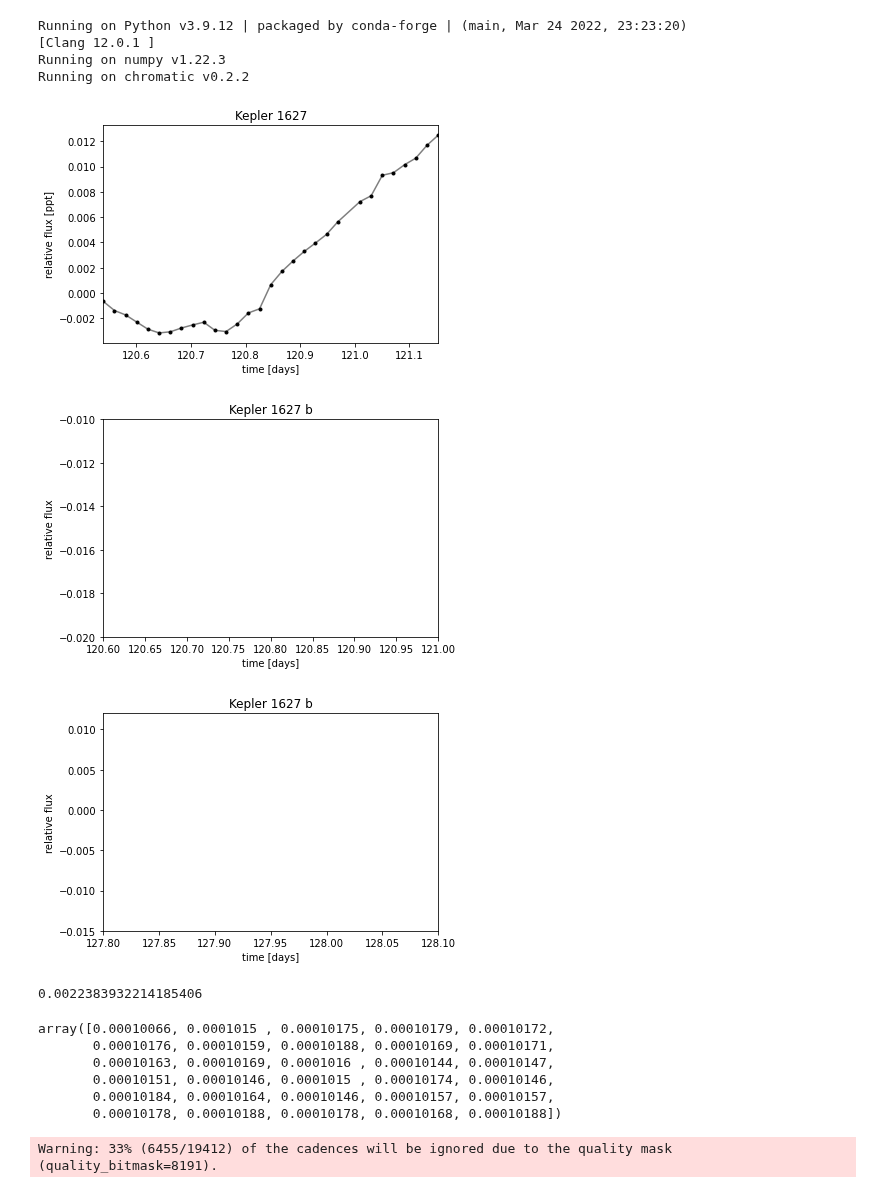
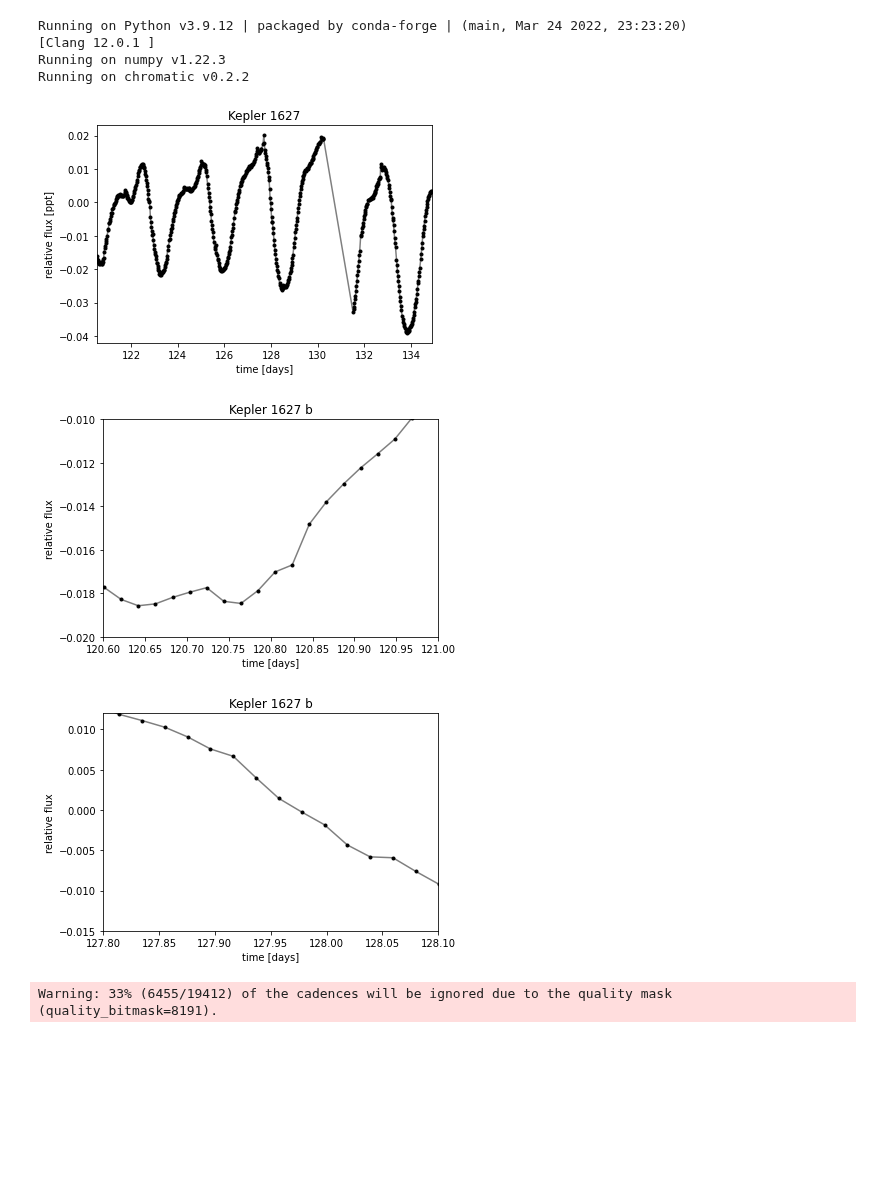
Before and after one commit to catrionamurray/chromatic_fitting, a Jupyter notebook: add_gp_model.ipynb, the cells around one changed output. Drawn from its saved outputs; the diff is of its cells as text; code cells hidden in the pictures; blank space fills up the shorter version.

```diff
--- a/add_gp_model.ipynb
+++ b/add_gp_model.ipynb
@@ -23,7 +23,7 @@ lc = lcf.stitch().remove_nans().remove_outliers()
 
 # Require non-zero quality flags, since we have an abundance of data.
 lc = lc[lc.quality == 0]
-lc = lc[:30]
+lc = lc[:600]
 
 # Make sure that the data type is consistent
 x = np.ascontiguousarray(lc.time.value, dtype=np.float64)
@@ -47,49 +47,36 @@ plt.xlim(x.min(), x.max())
 plt.xlabel("time [days]")
 plt.ylabel("relative flux [ppt]")
 plt.title("Kepler 1627")
 plt.show()
 
 # plt.plot(x, y, "k")
 # plt.xlabel("time [days]")
 # plt.ylabel("relative flux [ppt]")
 # plt.xlim([550, 650])
 # plt.title("Kepler 1627")
 # plt.show()
 
 plt.plot(x, y, "k",alpha=0.5)
 plt.plot(x, y, "k.")
 plt.xlabel("time [days]")
 plt.ylabel("relative flux")
 plt.xlim([120.6, 121])  # transit is here
 plt.ylim([-20e-3, -10e-3])
 plt.title("Kepler 1627 b")
 plt.show()
 
 plt.plot(x, y, "k",alpha=0.5)
 plt.plot(x, y, "k.")
 plt.xlabel("time [days]")
 plt.ylabel("relative flux")
 plt.xlim([127.8, 128.1])  # transit is here
 plt.ylim([-15e-3, 12e-3])
 plt.title("Kepler 1627 b")
 plt.show()
 # %% [output]
-[figure, old version]
+[figure, new version]
-[figure, old version]
+[figure, new version]
-[figure, old version]
+[figure, new version]
-# %%
-np.mean(y)
-# %% [output]
-0.0022383932214185406
-# %%
-yerr
-# %% [output]
-array([0.00010066, 0.0001015 , 0.00010175, 0.00010179, 0.00010172,
-       0.00010176, 0.00010159, 0.00010188, 0.00010169, 0.00010171,
-       0.00010163, 0.00010169, 0.0001016 , 0.00010144, 0.00010147,
-       0.00010151, 0.00010146, 0.0001015 , 0.00010174, 0.00010146,
-       0.00010184, 0.00010164, 0.00010146, 0.00010157, 0.00010157,
-       0.00010178, 0.00010188, 0.00010178, 0.00010168, 0.00010188])
 # %%
 import lightkurve as lk
 
```
Also changed, not shown: parts of 19 cells of this notebook.
